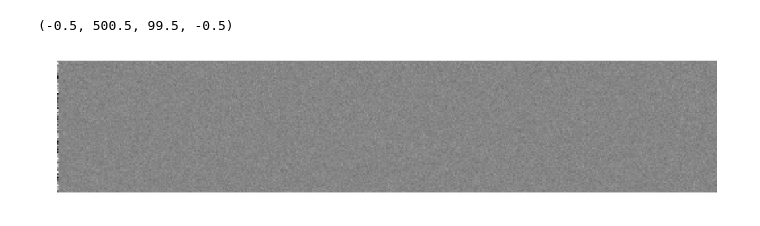
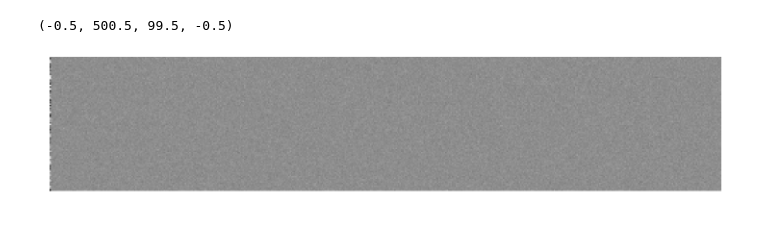
Before and after one commit to PFCM/489-notebooks, a Jupyter notebook: linear dynamics.ipynb, the cells around one changed output. Cells and saved outputs as stored; diff of their text form; code cells hidden in the pictures.

```diff
--- a/linear dynamics.ipynb
+++ b/linear dynamics.ipynb
@@ -68,10 +68,10 @@ plt.axis('off')
 # %%
 mat = np.random.normal(scale=0.01, size=(100, 100))
 mat /= np.sum(mat ** 2)
 results = repeatedly_apply(mat, 500, perturb=0.1, nonlin=np.tanh)
-plt.figure(figsize=(15,10))
+plt.figure(figsize=(25,10))
 plt.imshow(results, interpolation='nearest', cmap='Greys')
 plt.axis('off')
 # %% [output]
 (-0.5, 500.5, 99.5, -0.5)
-[figure, old version]
+[figure, new version]
```
Also changed, not shown: parts of 14 cells of this notebook, 1 other file.
